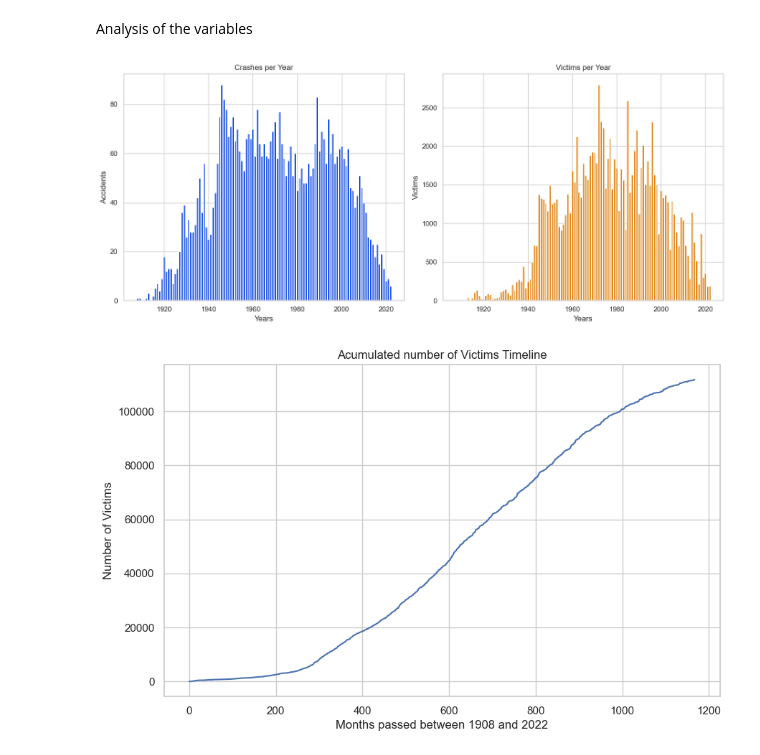
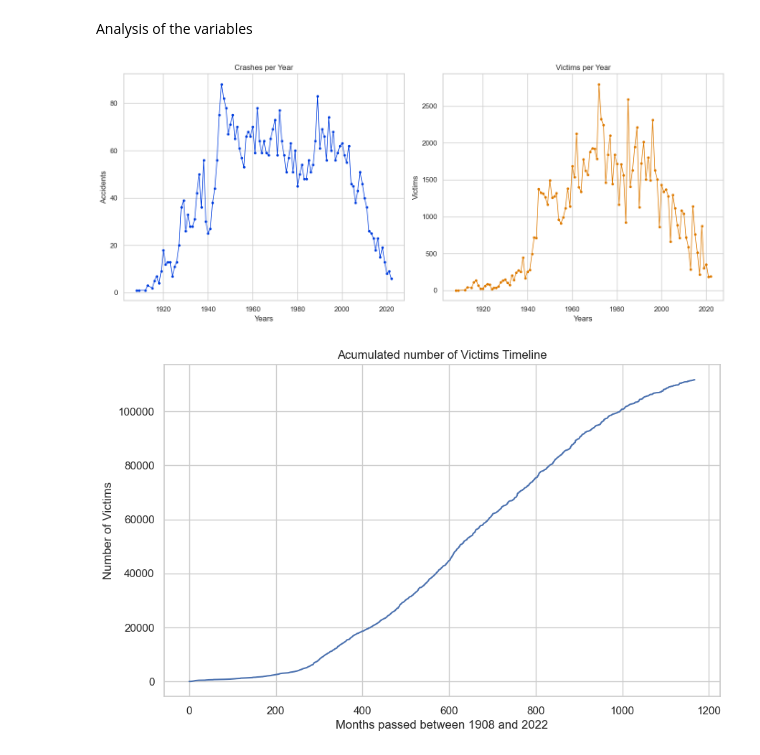
Before and after one commit to motm-1/PI_DA, a Jupyter notebook: eda.ipynb, the cells around one changed output. Drawn from its saved outputs; the diff is of its cells as text; code cells hidden in the pictures.

```diff
--- a/eda.ipynb
+++ b/eda.ipynb
@@ -85,7 +112,7 @@ df['Time'] = pd.to_datetime(df['Time'].str.replace(':', '').str.replace('c ', ''
 # %%
 df['Climatic'] = ((df['Summary'].fillna('').str.contains('storm')) | (df['Summary'].fillna('').str.contains('thunder')) | (df['Summary'].fillna('').str.contains('wind')) | (df['Summary'].fillna('').str.contains('snow')) | (df['Summary'].fillna('').str.contains('ice')) | (df['Summary'].fillna('').str.contains('rain')) | (df['Summary'].fillna('').str.contains('fog')))
 # %%
-df['Hijacking'] = ((df['Operator'].fillna('').str.contains('hijack')) | (df['Summary'].fillna('').str.contains('terrorism')))
+df['Criminal_Activities'] = ((df['Operator'].fillna('').str.contains('hijack')) | (df['Summary'].fillna('').str.contains('terrorism')))
 # %%
 def lastword(string):
     lis = list(str(string).split(" "))
@@ -133,29 +173,29 @@ df[(df['Fatalities'] > 0) & (df['Aboard'] == 0)]                    # Looking fo
 # %% [markdown]
 Analysis of the variables
 # %%
-aux_df = df['Year'].value_counts()
-aux_df2 = df.groupby('Year')['Fatalities'].sum()
+aux_df = df['Year'].value_counts().sort_index()
+aux_df2 = df.groupby('Year')['Fatalities'].sum().sort_index()
 
 category, values = aux_df.index, aux_df.values
 category_victims, values_victims = aux_df2.index, aux_df2.values
 
 fig, (ax1, ax2) = plt.subplots(1, 2, figsize=(14,6))
 
-ax1.bar(category, values, width=0.8, color='#003DDE')
+ax1.plot(category, values, color='#003DDE', marker = ".", linewidth=1)
 
 ax1.set_xlabel('Years')
 ax1.set_ylabel('Accidents')
 ax1.set_title('Crashes per Year')
 
-ax2.bar(category_victims, values_victims, width=0.8, color='#DE7A00')
+ax2.plot(category_victims, values_victims, color='#DE7A00', marker = ".", linewidth=1)
 
 ax2.set_xlabel('Years')
 ax2.set_ylabel('Victims')
 ax2.set_title('Victims per Year')
 
 plt.tight_layout()
 # %% [output]
-[figure, old version]
+[figure, new version]
 # %%
 aux_df = df.groupby(['Year','Month'])['Fatalities'].sum().reset_index().cumsum()
 
```
Also changed, not shown: parts of 25 cells of this notebook.
